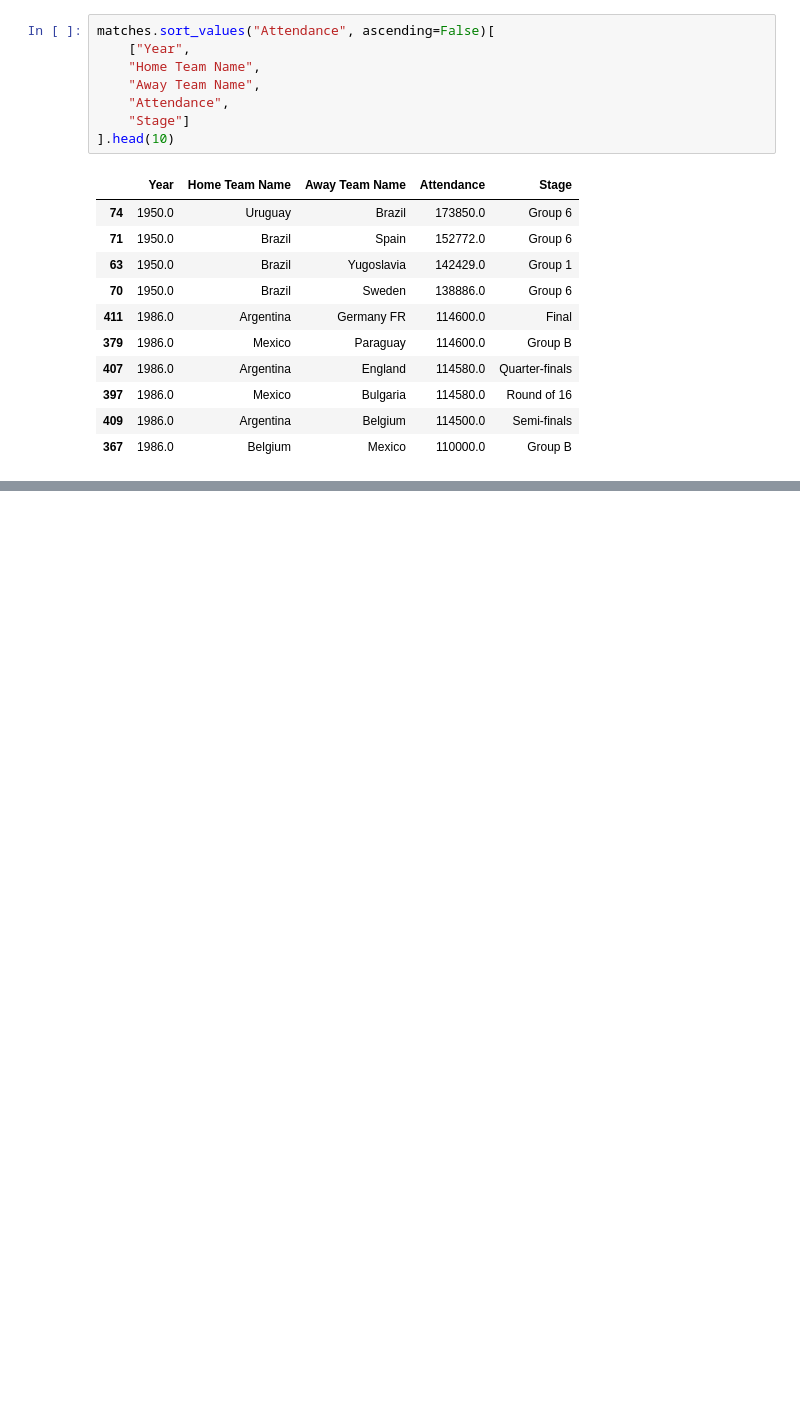
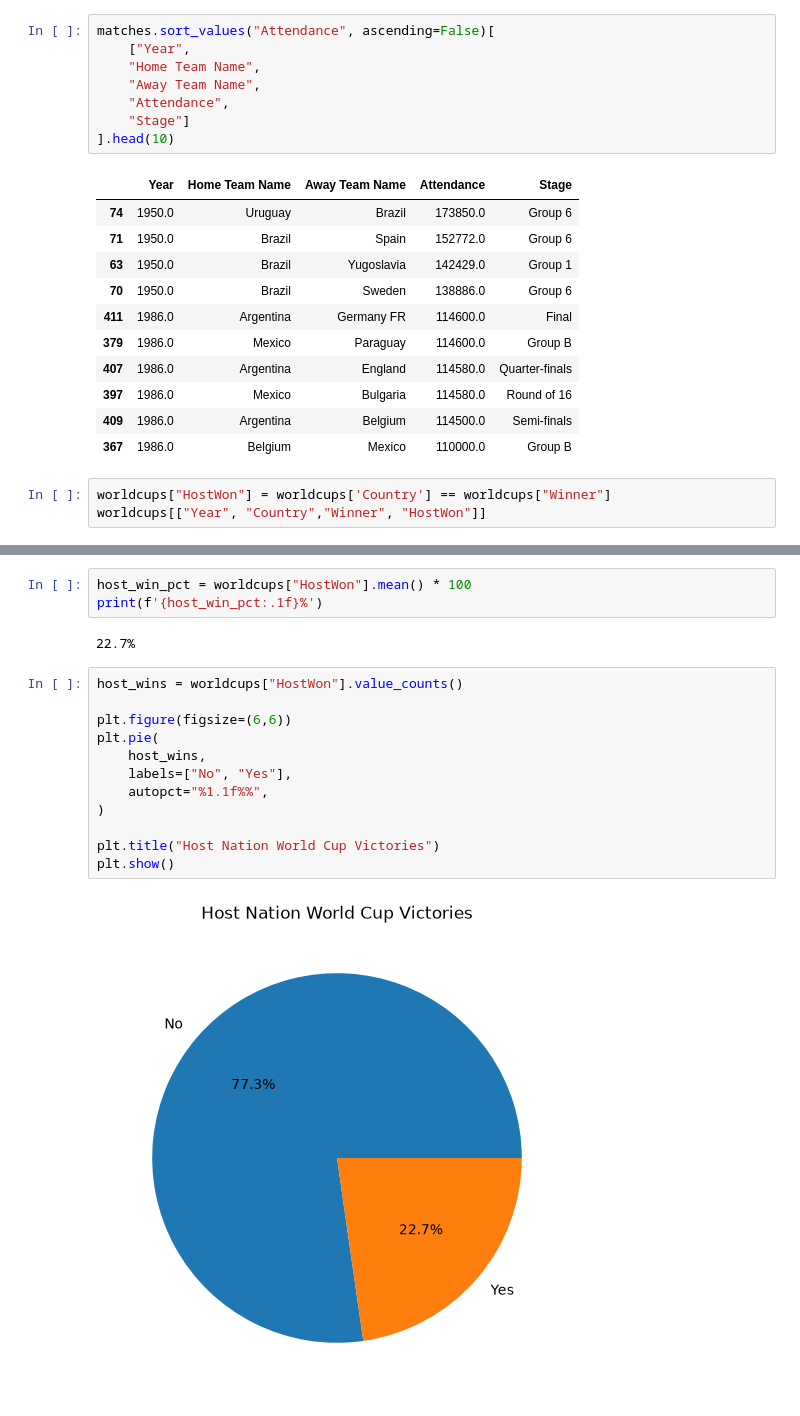
Before and after one commit to dvsdevious/fifa-world-cup-eda, a Jupyter notebook: notebooks/FIFA_EDA.ipynb, the cells around one changed output, grey strips where cells are left out. Cells and saved outputs as stored; diff of their text form; blank space fills up the shorter version.

```diff
--- a/notebooks/FIFA_EDA.ipynb
+++ b/notebooks/FIFA_EDA.ipynb
@@ -319,3 +319,6 @@ matches.sort_values("Attendance", ascending=False)[
 | 397 | 1986.0 | Mexico | Bulgaria | 114580.0 | Round of 16 |
 | 409 | 1986.0 | Argentina | Belgium | 114500.0 | Semi-finals |
 | 367 | 1986.0 | Belgium | Mexico | 110000.0 | Group B |
+# %%
+worldcups["HostWon"] = worldcups['Country'] == worldcups["Winner"]
+worldcups[["Year", "Country","Winner", "HostWon"]]
@@ -321,0 +350,19 @@ matches.sort_values("Attendance", ascending=False)[
+# %%
+host_win_pct = worldcups["HostWon"].mean() * 100
+print(f'{host_win_pct:.1f}%')
+# %% [output]
+22.7%
+# %%
+host_wins = worldcups["HostWon"].value_counts()
+
+plt.figure(figsize=(6,6))
+plt.pie(
+    host_wins,
+    labels=["No", "Yes"],
+    autopct="%1.1f%%",
+)
+
+plt.title("Host Nation World Cup Victories")
+plt.show()
+# %% [output]
+[figure, added]
```
Also changed, not shown: parts of 60 cells of this notebook.
